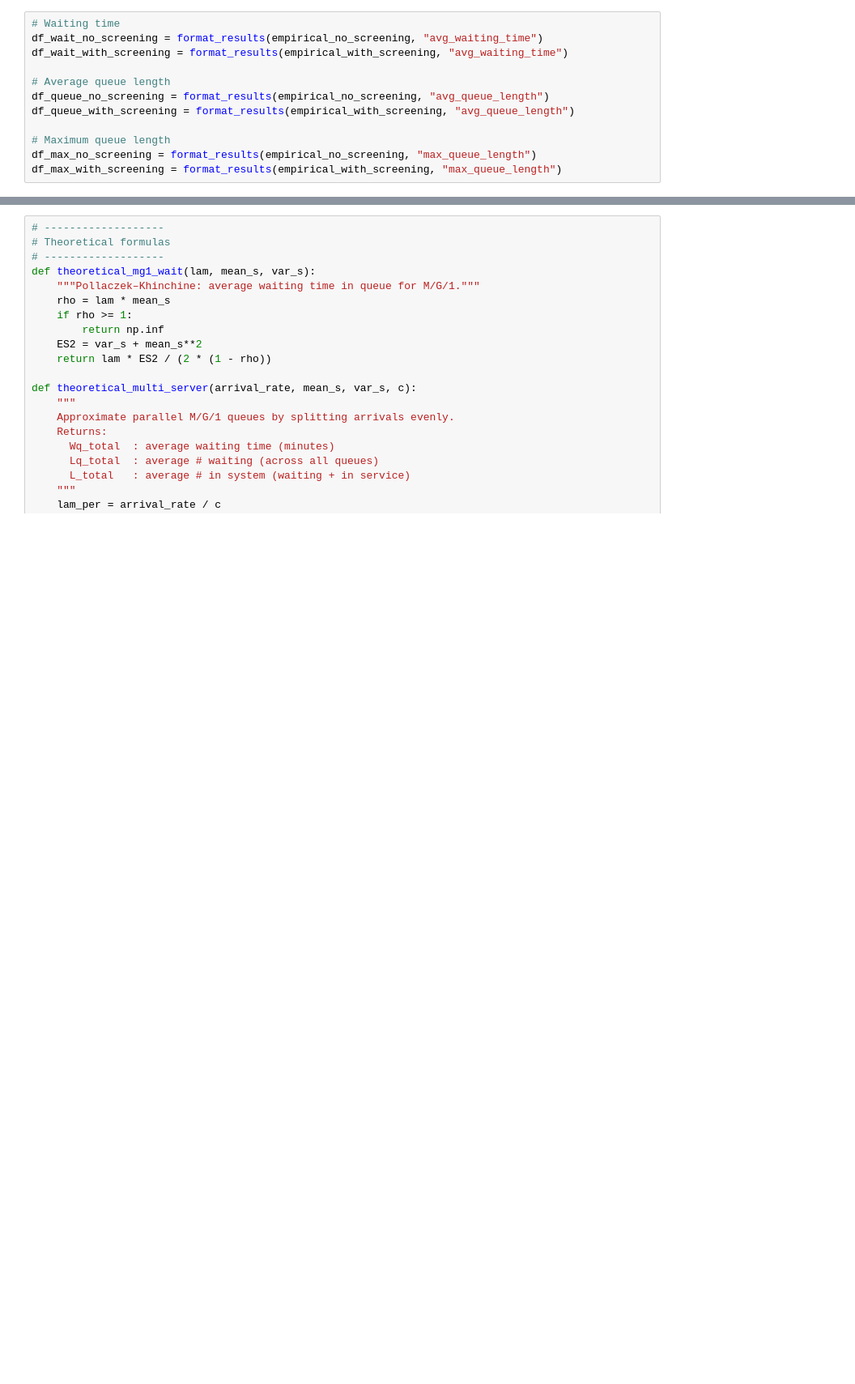
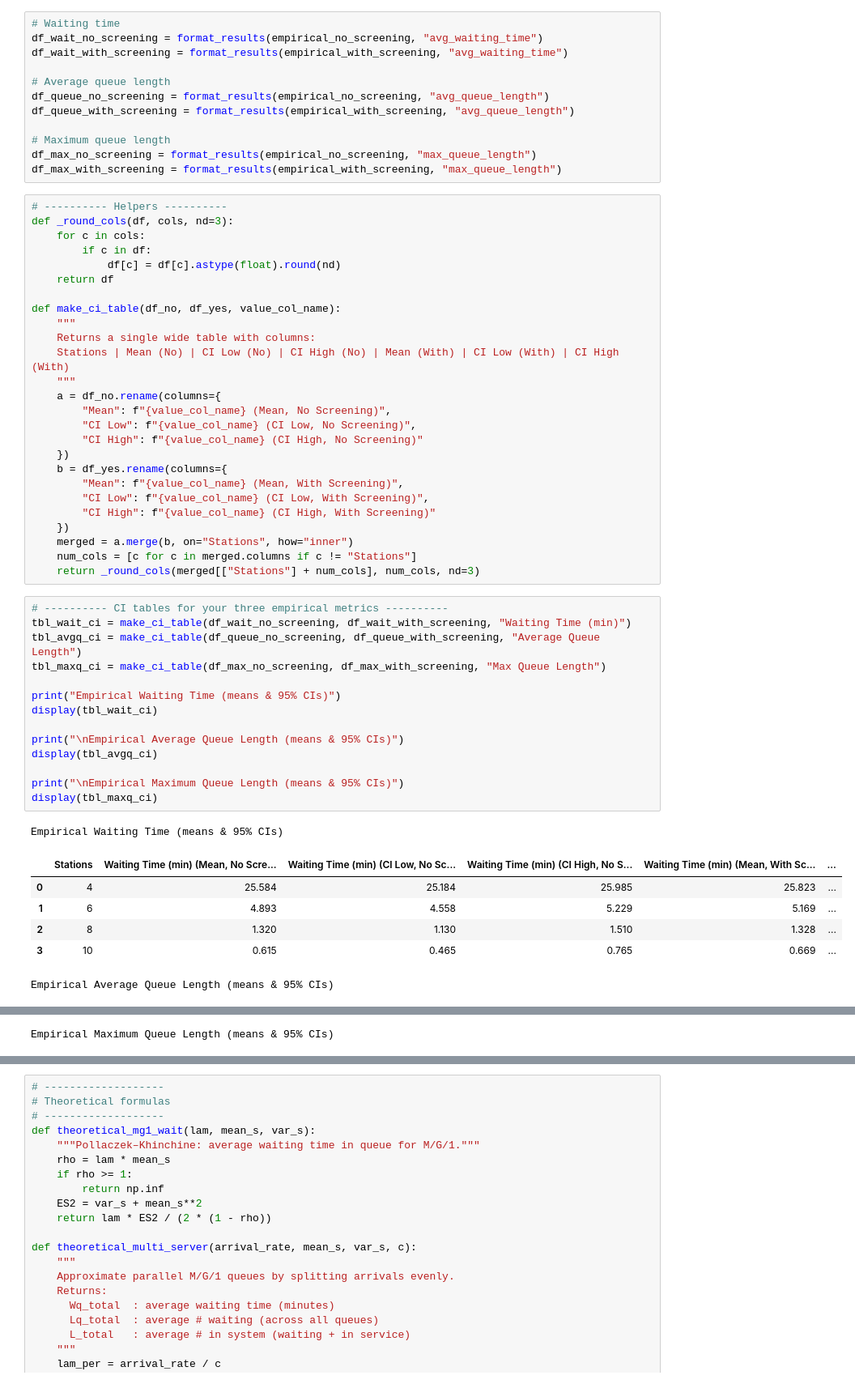
Before and after one commit to marilevay/airport-simulation, a Jupyter notebook: empirical_results.ipynb, the cells around one changed output, grey strips where cells are left out. Shown at 81% size. Saved outputs shown, nothing was run; the diff lists cells and outputs as text; blank space fills up the shorter version.

```diff
--- a/empirical_results.ipynb
+++ b/empirical_results.ipynb
@@ -70,3 +70,51 @@ df_queue_with_screening = format_results(empirical_with_screening, "avg_queue_le
 # Maximum queue length
 df_max_no_screening = format_results(empirical_no_screening, "max_queue_length")
 df_max_with_screening = format_results(empirical_with_screening, "max_queue_length")
+# %%
+# ---------- Helpers ----------
+def _round_cols(df, cols, nd=3):
+    for c in cols:
+        if c in df:
+            df[c] = df[c].astype(float).round(nd)
+    return df
+
+def make_ci_table(df_no, df_yes, value_col_name):
+    """
+    Returns a single wide table with columns:
+    Stations | Mean (No) | CI Low (No) | CI High (No) | Mean (With) | CI Low (With) | CI High (With)
+    """
+    a = df_no.rename(columns={
+        "Mean": f"{value_col_name} (Mean, No Screening)",
+        "CI Low": f"{value_col_name} (CI Low, No Screening)",
+        "CI High": f"{value_col_name} (CI High, No Screening)"
+    })
+    b = df_yes.rename(columns={
+        "Mean": f"{value_col_name} (Mean, With Screening)",
+        "CI Low": f"{value_col_name} (CI Low, With Screening)",
+        "CI High": f"{value_col_name} (CI High, With Screening)"
+    })
+    merged = a.merge(b, on="Stations", how="inner")
+    num_cols = [c for c in merged.columns if c != "Stations"]
+    return _round_cols(merged[["Stations"] + num_cols], num_cols, nd=3)
+# %%
+# ---------- CI tables for your three empirical metrics ----------
+tbl_wait_ci = make_ci_table(df_wait_no_screening, df_wait_with_screening, "Waiting Time (min)")
+tbl_avgq_ci = make_ci_table(df_queue_no_screening, df_queue_with_screening, "Average Queue Length")
+tbl_maxq_ci = make_ci_table(df_max_no_screening, df_max_with_screening, "Max Queue Length")
+
+print("Empirical Waiting Time (means & 95% CIs)")
+display(tbl_wait_ci)
+
+print("\nEmpirical Average Queue Length (means & 95% CIs)")
+display(tbl_avgq_ci)
+
+print("\nEmpirical Maximum Queue Length (means & 95% CIs)")
+display(tbl_maxq_ci)
+# %% [output]
+Empirical Waiting Time (means & 95% CIs)
+|  | Stations | Waiting Time (min) (Mean, No Scre... | Waiting Time (min) (CI Low, No Sc... | Waiting Time (min) (CI High, No S... | Waiting Time (min) (Mean, With Sc... | ... |
+| 0 | 4 | 25.584 | 25.184 | 25.985 | 25.823 | ... |
+| 1 | 6 | 4.893 | 4.558 | 5.229 | 5.169 | ... |
+| 2 | 8 | 1.320 | 1.130 | 1.510 | 1.328 | ... |
+| 3 | 10 | 0.615 | 0.465 | 0.765 | 0.669 | ... |
+Empirical Average Queue Length (means & 95% CIs)
@@ -72,0 +126 @@ df_max_with_screening = format_results(empirical_with_screening, "max_queue_leng
+Empirical Maximum Queue Length (means & 95% CIs)
```
Also changed, not shown: parts of 11 cells of this notebook.
